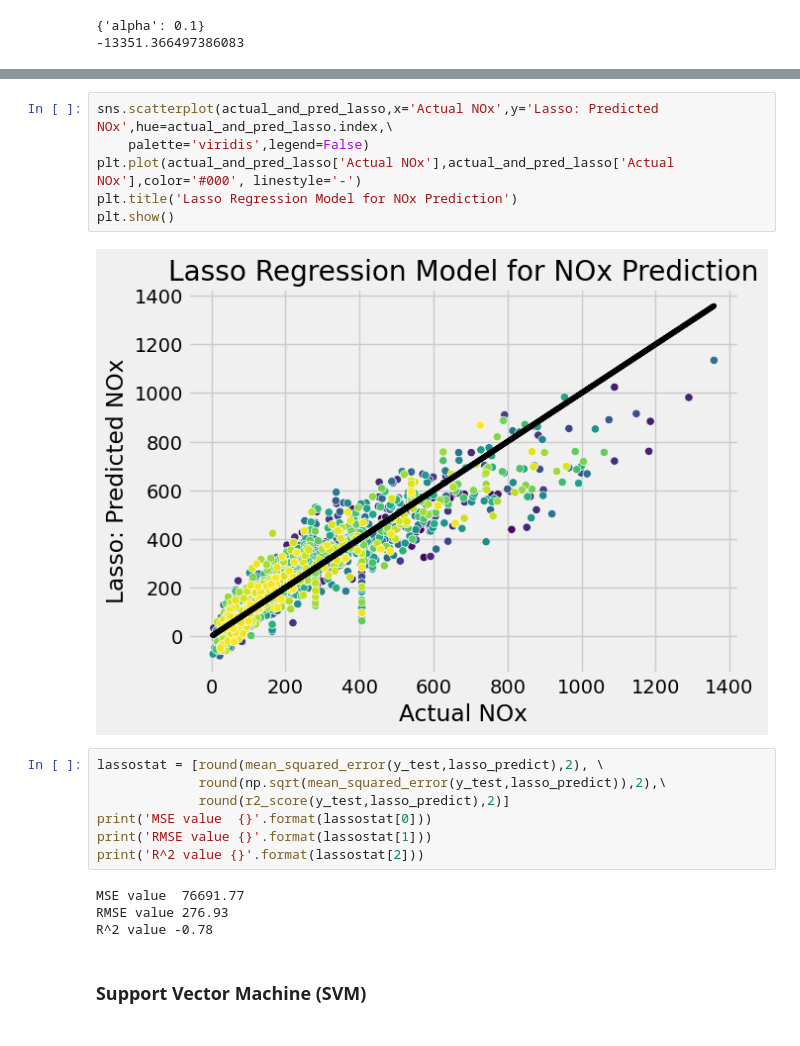
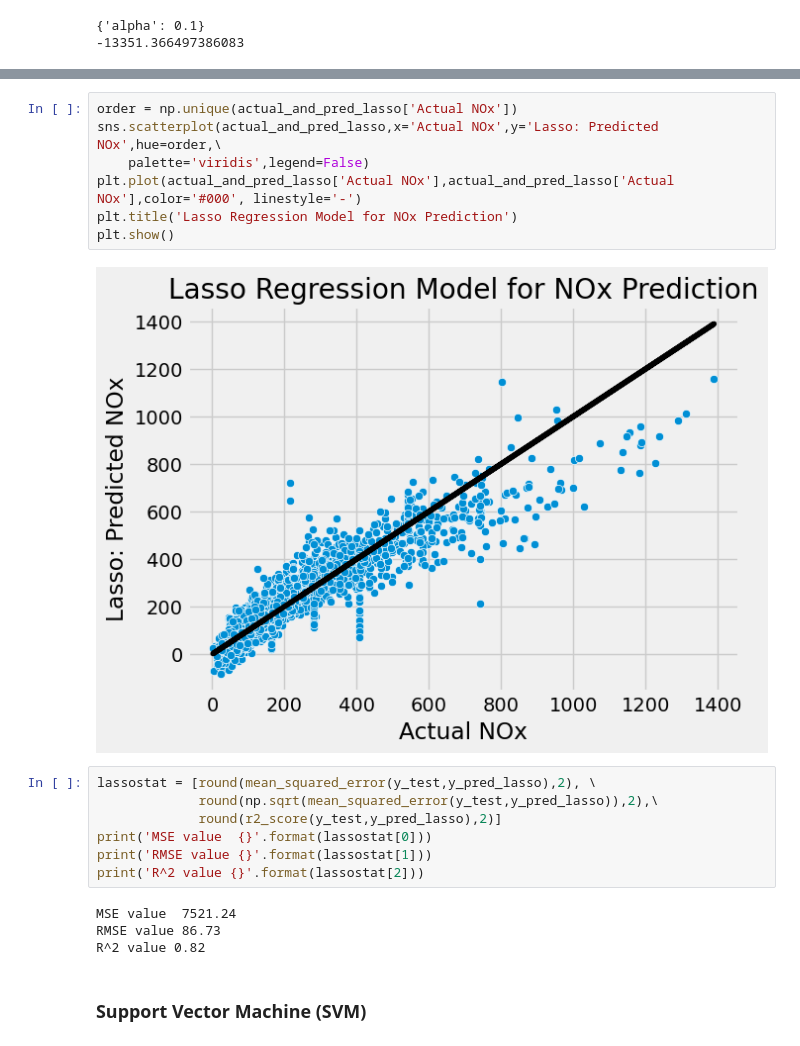
Before and after one commit to bryancastillo10/Machine-Learning-Projects, a Jupyter notebook: 01_Regression/ML_air_quality_uci.ipynb, the cells around one changed output, grey strips where cells are left out. Saved outputs shown, nothing was run; the diff lists cells and outputs as text.

```diff
--- a/01_Regression/ML_air_quality_uci.ipynb
+++ b/01_Regression/ML_air_quality_uci.ipynb
@@ -169,23 +169,24 @@ actual_and_pred_lasso
 1895 rows × 2 columns
 # %%
-sns.scatterplot(actual_and_pred_lasso,x='Actual NOx',y='Lasso: Predicted NOx',hue=actual_and_pred_lasso.index,\
+order = np.unique(actual_and_pred_lasso['Actual NOx'])
+sns.scatterplot(actual_and_pred_lasso,x='Actual NOx',y='Lasso: Predicted NOx',hue=order,\
     palette='viridis',legend=False)
 plt.plot(actual_and_pred_lasso['Actual NOx'],actual_and_pred_lasso['Actual NOx'],color='#000', linestyle='-')
 plt.title('Lasso Regression Model for NOx Prediction')
 plt.show()
 # %% [output]
-[figure, old version]
+[figure, new version]
 # %%
-lassostat = [round(mean_squared_error(y_test,lasso_predict),2), \
-             round(np.sqrt(mean_squared_error(y_test,lasso_predict)),2),\
-             round(r2_score(y_test,lasso_predict),2)]
+lassostat = [round(mean_squared_error(y_test,y_pred_lasso),2), \
+             round(np.sqrt(mean_squared_error(y_test,y_pred_lasso)),2),\
+             round(r2_score(y_test,y_pred_lasso),2)]
 print('MSE value  {}'.format(lassostat[0]))
 print('RMSE value {}'.format(lassostat[1]))
 print('R^2 value {}'.format(lassostat[2]))
 # %% [output]
-MSE value  76691.77
-RMSE value 276.93
-R^2 value -0.78
+MSE value  7521.24
+RMSE value 86.73
+R^2 value 0.82
 # %% [markdown]
 ### Support Vector Machine (SVM)
 # %%
```
Also changed, not shown: parts of 9 cells of this notebook.
